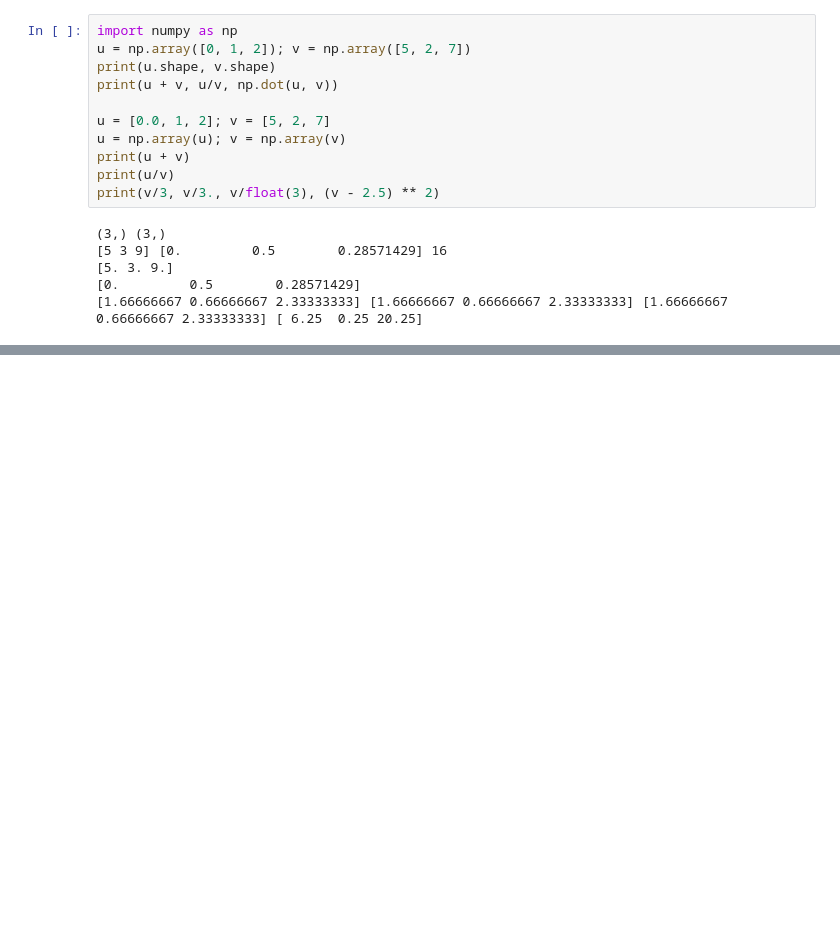
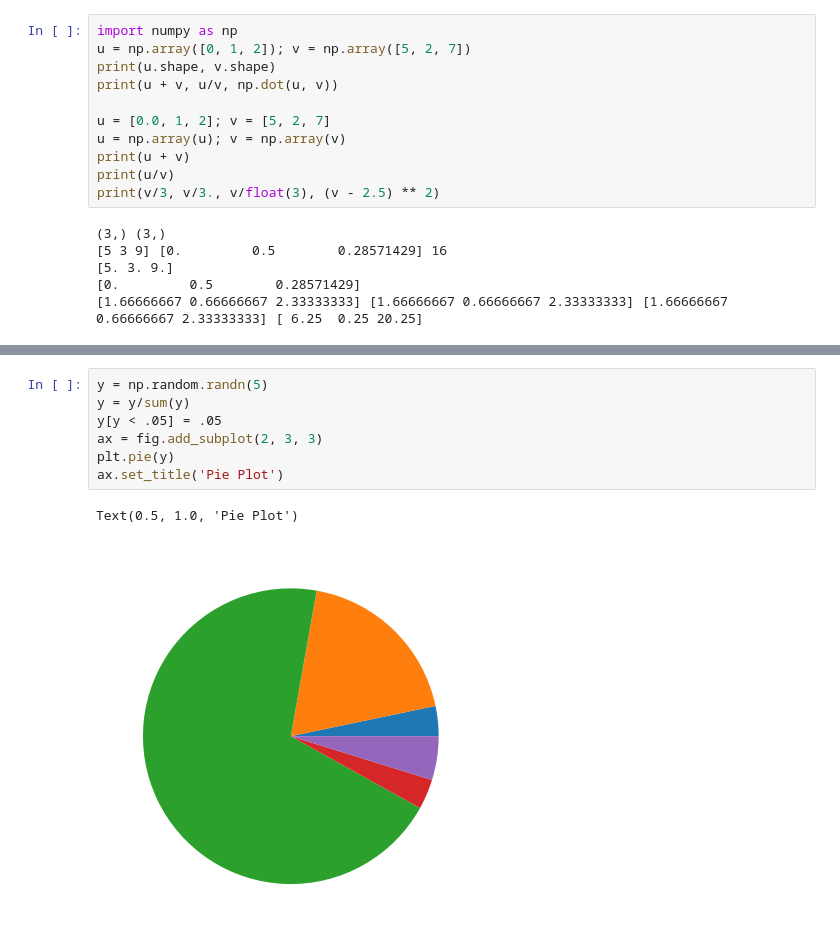
Before and after one commit to BobBaoo/Statistical-Methods-on-Complex-Data-with-R-and-Python, a Jupyter notebook: chp13_R_Python/Python_basic.ipynb, the cells around one changed output, grey strips where cells are left out. Drawn from its saved outputs; the diff is of its cells as text; blank space fills up the shorter version.

```diff
--- a/chp13_R_Python/Python_basic.ipynb
+++ b/chp13_R_Python/Python_basic.ipynb
@@ -272,0 +416,10 @@ print(v/3, v/3., v/float(3), (v - 2.5) ** 2)
+# %%
+y = np.random.randn(5)
+y = y/sum(y)
+y[y < .05] = .05
+ax = fig.add_subplot(2, 3, 3)
+plt.pie(y)
+ax.set_title('Pie Plot')
+# %% [output]
+Text(0.5, 1.0, 'Pie Plot')
+[figure, added]
```
Also changed, not shown: parts of 17 cells of this notebook, 1 other file.
